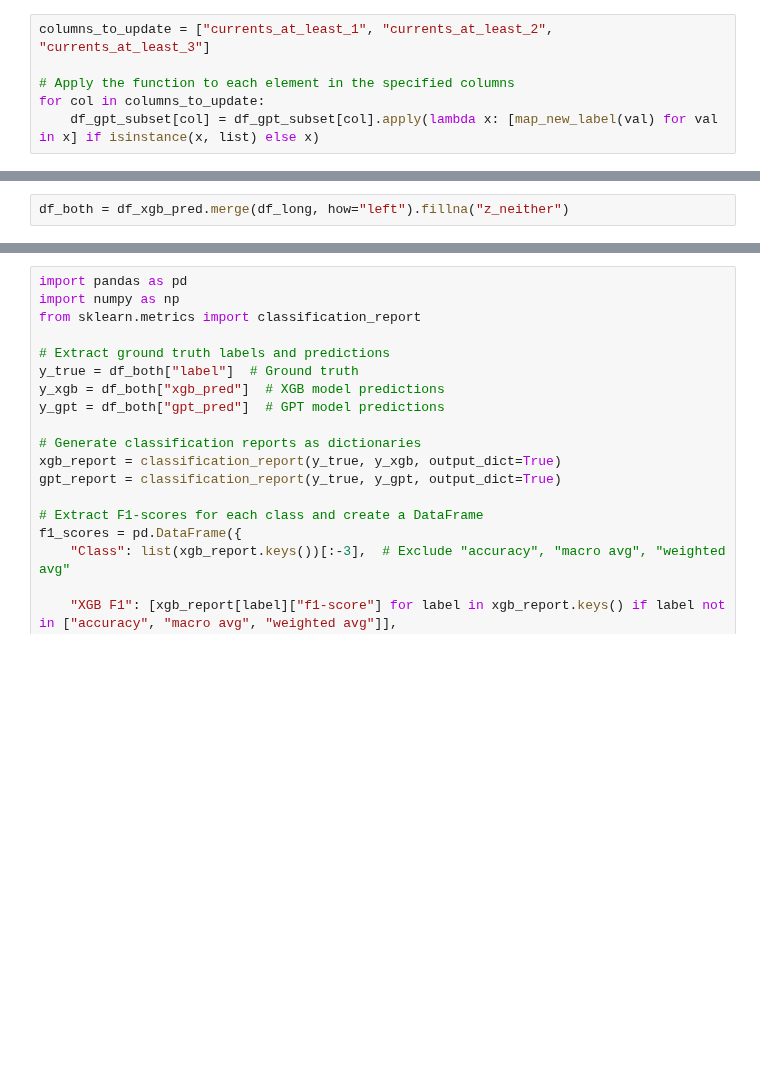
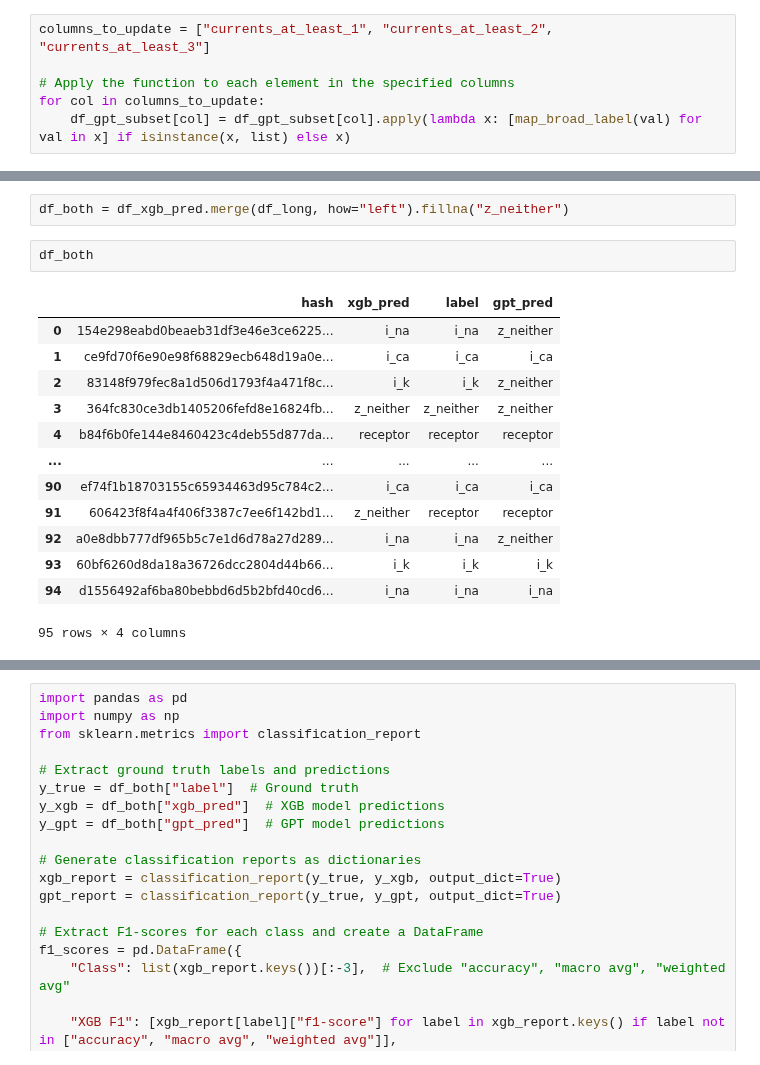
Before and after one commit to innacohen/mod-annotation, a Jupyter notebook: code/pipeline.ipynb, the cells around one changed output, grey strips where cells are left out. Saved outputs shown, nothing was run; the diff lists cells and outputs as text; blank space fills up the shorter version.

Commit message:
finished broad level analysis

```diff
--- a/code/pipeline.ipynb
+++ b/code/pipeline.ipynb
@@ -1066,5 +1075,5 @@ columns_to_update = ["currents_at_least_1", "currents_at_least_2", "currents_at_
 
 # Apply the function to each element in the specified columns
 for col in columns_to_update:
-    df_gpt_subset[col] = df_gpt_subset[col].apply(lambda x: [map_new_label(val) for val in x] if isinstance(x, list) else x)
+    df_gpt_subset[col] = df_gpt_subset[col].apply(lambda x: [map_broad_label(val) for val in x] if isinstance(x, list) else x)
 # %%
@@ -1095,6 +1108,22 @@ df_xgb_pred = pd.DataFrame({"hash": X_test.index, "xgb_pred": y_test_pred, "labe
 df_xgb_pred = df_xgb_pred.reset_index()
 # %%
 df_both = df_xgb_pred.merge(df_long, how="left").fillna("z_neither")
+# %%
+df_both
+# %% [output]
+|  | hash | xgb_pred | label | gpt_pred |
+| 0 | 154e298eabd0beaeb31df3e46e3ce6225... | i_na | i_na | z_neither |
+| 1 | ce9fd70f6e90e98f68829ecb648d19a0e... | i_ca | i_ca | i_ca |
+| 2 | 83148f979fec8a1d506d1793f4a471f8c... | i_k | i_k | z_neither |
+| 3 | 364fc830ce3db1405206fefd8e16824fb... | z_neither | z_neither | z_neither |
+| 4 | b84f6b0fe144e8460423c4deb55d877da... | receptor | receptor | receptor |
+| ... | ... | ... | ... | ... |
+| 90 | ef74f1b18703155c65934463d95c784c2... | i_ca | i_ca | i_ca |
+| 91 | 606423f8f4a4f406f3387c7ee6f142bd1... | z_neither | receptor | receptor |
+| 92 | a0e8dbb777df965b5c7e1d6d78a27d289... | i_na | i_na | z_neither |
+| 93 | 60bf6260d8da18a36726dcc2804d44b66... | i_k | i_k | i_k |
+| 94 | d1556492af6ba80bebbd6d5b2bfd40cd6... | i_na | i_na | i_na |
+95 rows × 4 columns
 # %%
 import pandas as pd
 import numpy as np
```
Also changed, not shown: parts of 17 cells of this notebook, 3 other files.
